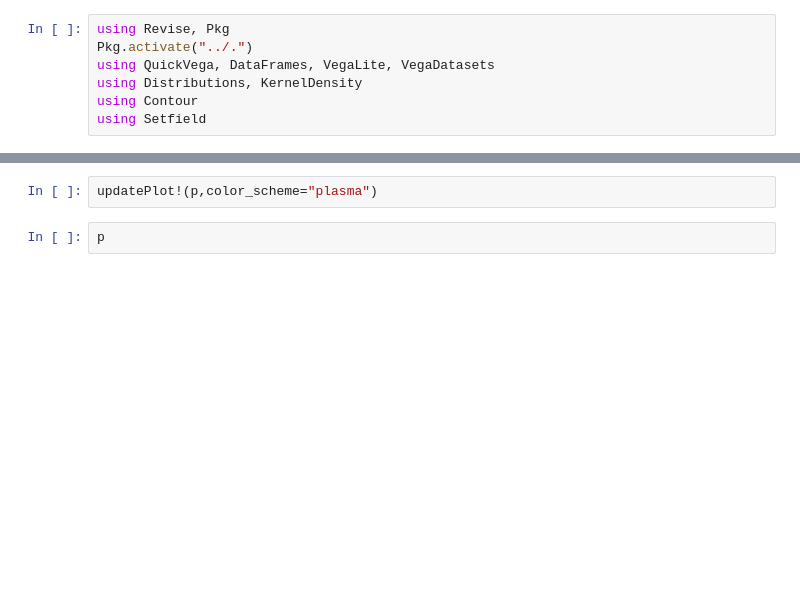
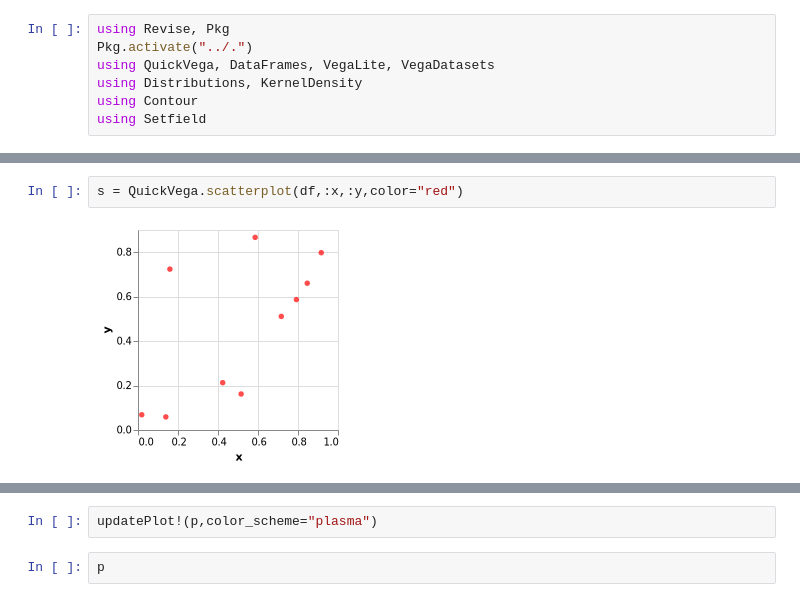
Before and after one commit to queryverse/QuickVega.jl, a Jupyter notebook: sandbox/Contour_Plot.ipynb, the cells around one changed output, grey strips where cells are left out. Cells and saved outputs as stored; diff of their text form; blank space fills up the shorter version.

```diff
--- a/sandbox/Contour_Plot.ipynb
+++ b/sandbox/Contour_Plot.ipynb
@@ -17 +18,5 @@ QuickVega.scatterplot(samples)
+# %%
+s = QuickVega.scatterplot(df,:x,:y,color="red")
+# %% [output]
+[figure, added]
 # %%
```
Also changed, not shown: parts of 7 cells of this notebook, 9 other files.
